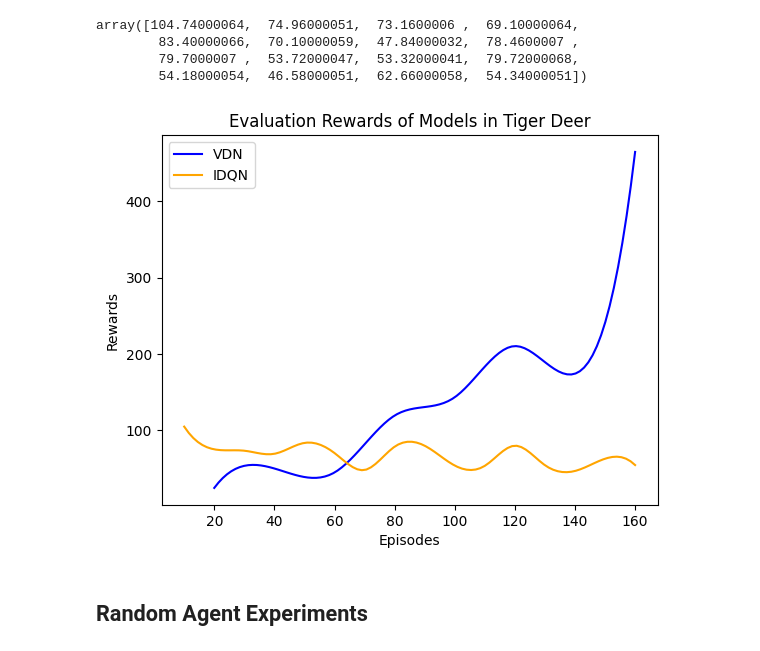
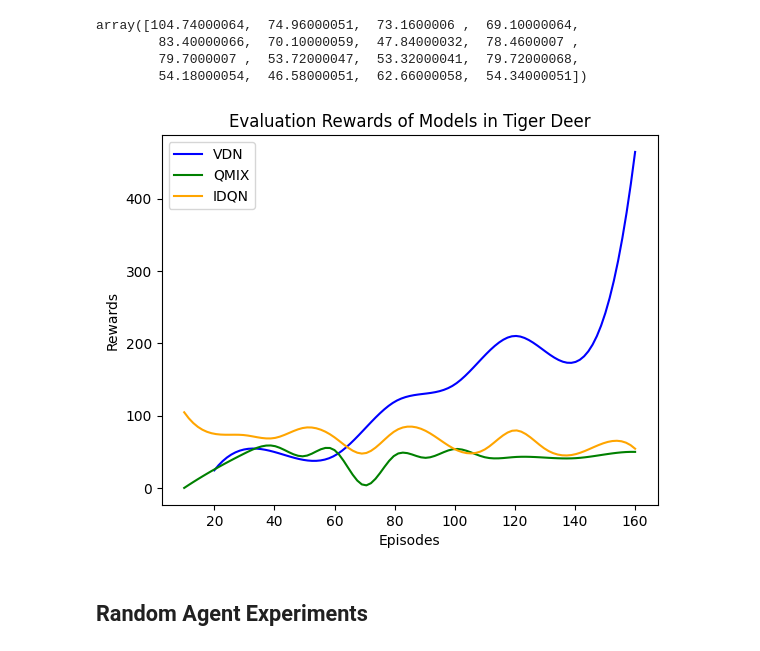
Before and after one commit to rainyuxuan/cmarl-resilience, a Jupyter notebook: notebooks/4-visualize.ipynb, the cells around one changed output. Cells and saved outputs as stored; diff of their text form; code cells hidden in the pictures.

```diff
--- a/notebooks/4-visualize.ipynb
+++ b/notebooks/4-visualize.ipynb
@@ -153,30 +153,30 @@ array([104.74000064,  74.96000051,  73.1600006 ,  69.10000064,
 # %%
 plot_stacked_rewards_over_episodes(
     {
         'VDN': {
             'rewards': load_data('vdn-tiger_deer-2024-12-10-test_scores'),
             'color': colors['vdn'],
             'episode_start': 20,
             'episode_end': 160,
             'step': 20
         },
-        # 'QMIX': {
-        #     'rewards': load_data('qmix-tiger_deer-2024-12-10-test_scores'),
-        #     'color': colors['qmix'],
-        #     'episode_start': 10,
-        #     'episode_end': 160,
-        #     'step': 10
-        # },
+        'QMIX': {
+            'rewards': load_data('qmix-tiger_deer-2024-12-12-test_scores'),
+            'color': colors['qmix'],
+            'episode_start': 10,
+            'episode_end': 160,
+            'step': 10
+        },
         'IDQN': {
             'rewards': load_data('idqn-tiger_deer-2024-12-11-test_scores'),
             'color': colors['idqn'],
             'episode_start': 10,
             'episode_end': 160,
             'step': 10
         }
     }, title='Evaluation Rewards of Models in Tiger Deer')
 # %% [output]
-[figure, old version]
+[figure, new version]
 # %% [markdown]
 ## Random Agent Experiments
 # %%
```
Also changed, not shown: parts of 2 cells of this notebook, 3 other files.
